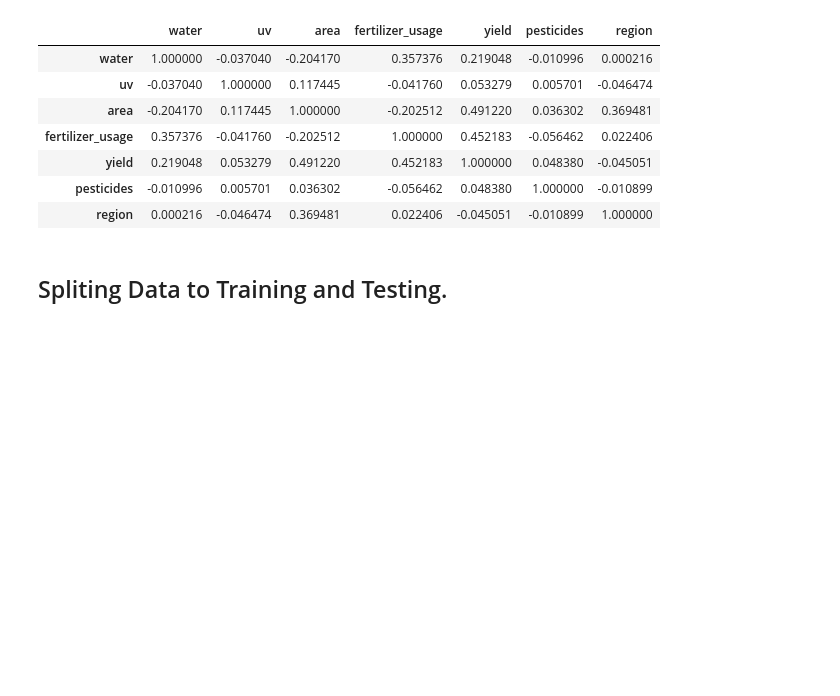
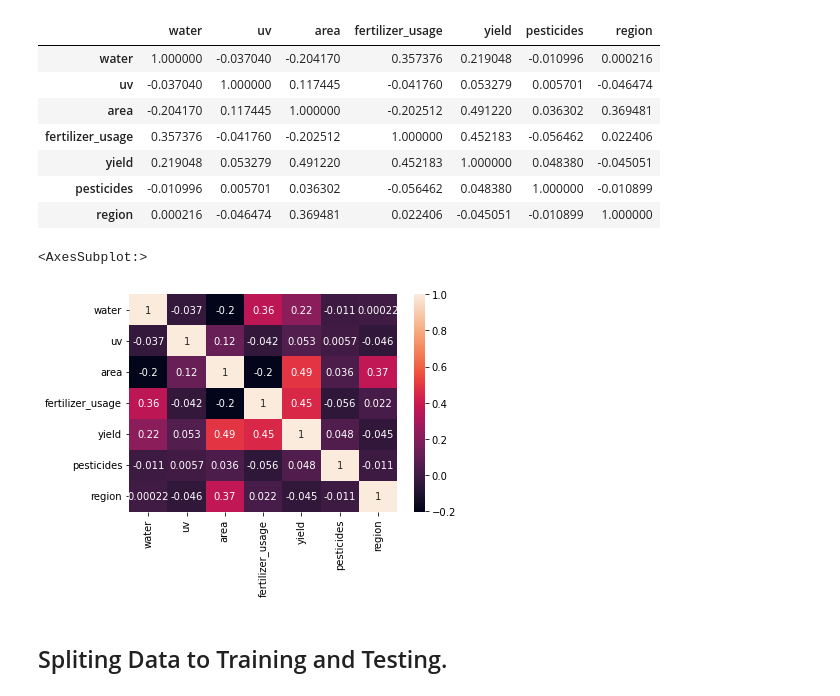
Before and after one commit to Akshaj000/CropYieldPrediction-LinearRegression, a Jupyter notebook: notebook.ipynb, the cells around one changed output. Drawn from its saved outputs; the diff is of its cells as text; code cells hidden in the pictures; blank space fills up the shorter version.

```diff
--- a/notebook.ipynb
+++ b/notebook.ipynb
@@ -196,6 +196,11 @@ corr.style.background_gradient(cmap="inferno")
 | yield | 0.219048 | 0.053279 | 0.491220 | 0.452183 | 1.000000 | 0.048380 | -0.045051 |
 | pesticides | -0.010996 | 0.005701 | 0.036302 | -0.056462 | 0.048380 | 1.000000 | -0.010899 |
 | region | 0.000216 | -0.046474 | 0.369481 | 0.022406 | -0.045051 | -0.010899 | 1.000000 |
+# %%
+sns.heatmap(data=corr, annot=True)
+# %% [output]
+<AxesSubplot:>
+[figure, added]
 # %% [markdown]
 ## Spliting Data to Training and Testing.
 # %%
```
Also changed, not shown: parts of 54 cells of this notebook.
